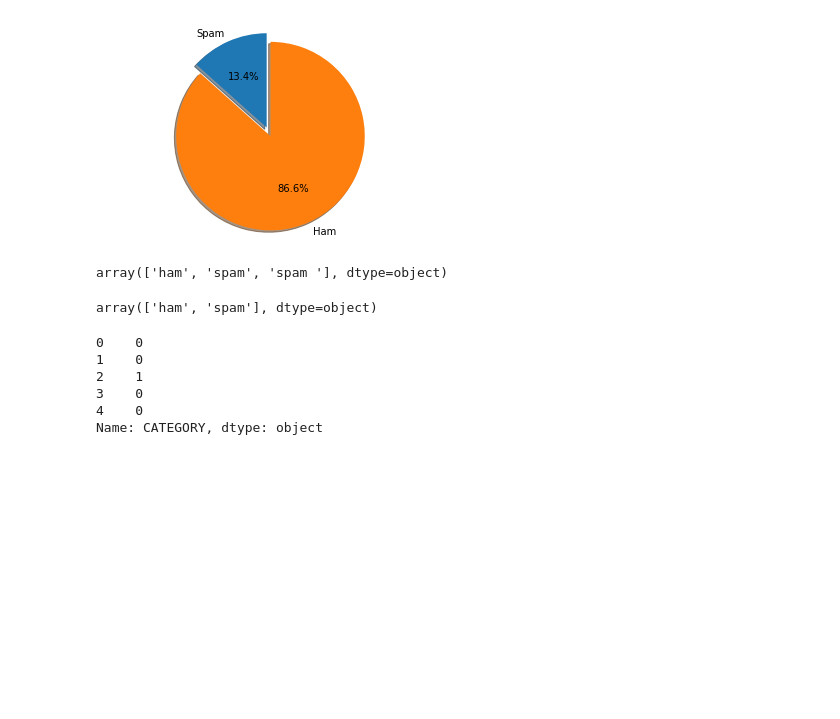
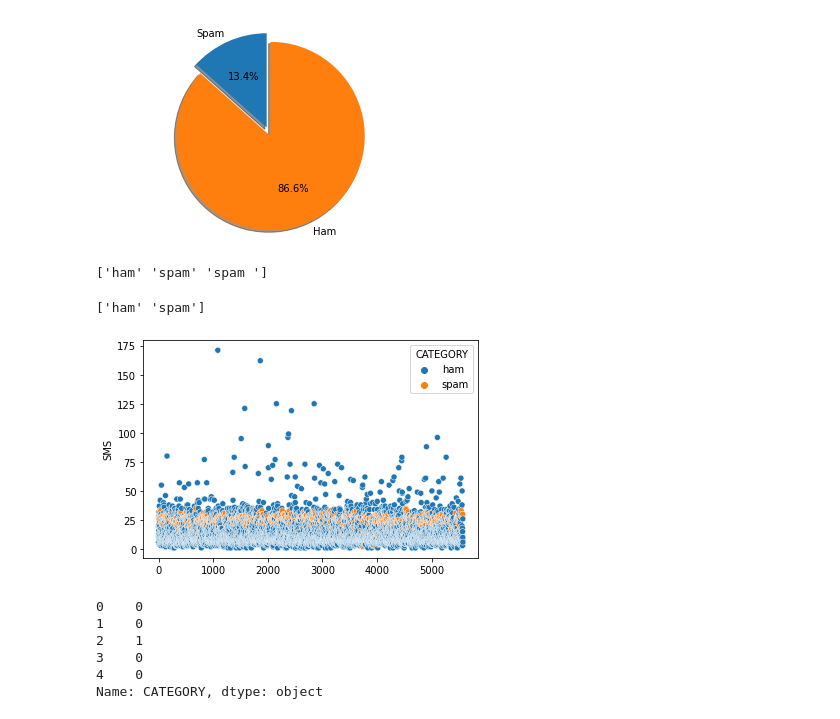
Before and after one commit to davidfrp/SpamHamPy, a Jupyter notebook: SMShamOrSpam.ipynb, the cells around one changed output. Saved outputs shown, nothing was run; the diff lists cells and outputs as text; code cells hidden in the pictures; blank space fills up the shorter version.

Commit message:
length in words plot added and README.md

```diff
--- a/SMShamOrSpam.ipynb
+++ b/SMShamOrSpam.ipynb
@@ -151 +114,19 @@ plt.show()
+# %%
+#making sure that the y column has only two possible values
+print(df['CATEGORY'].unique())
+# %% [output]
+['ham' 'spam' 'spam ']
+# %%
+df['CATEGORY'] = df['CATEGORY'].str.strip()
+print(df['CATEGORY'].unique())
+# %% [output]
+['ham' 'spam']
+# %%
+import seaborn as sns
+words_len_df = df.copy()
+words_len_df['SMS'] = words_len_df['SMS'].apply(lambda sms : len(sms.split(' ')))
+sns.scatterplot(range(5574), 'SMS', data=words_len_df, hue='CATEGORY')
+plt.show()
+# %% [output]
+[figure, added]
 # %%
@@ -153,15 +133,5 @@ plt.show()
 X = df['SMS']
 y = df['CATEGORY']
-# %%
-#making sure that the y column has only two possible values
-print(y.unique())
-# %% [output]
-array(['ham', 'spam', 'spam '], dtype=object)
-# %%
-y = y.str.strip()
-y.unique()
-# %% [output]
-array(['ham', 'spam'], dtype=object)
 # %%
 #Transforming them to numerical values
 y[y == 'spam'] = 1
```
Also changed, not shown: parts of 14 cells of this notebook, 4 other files.
